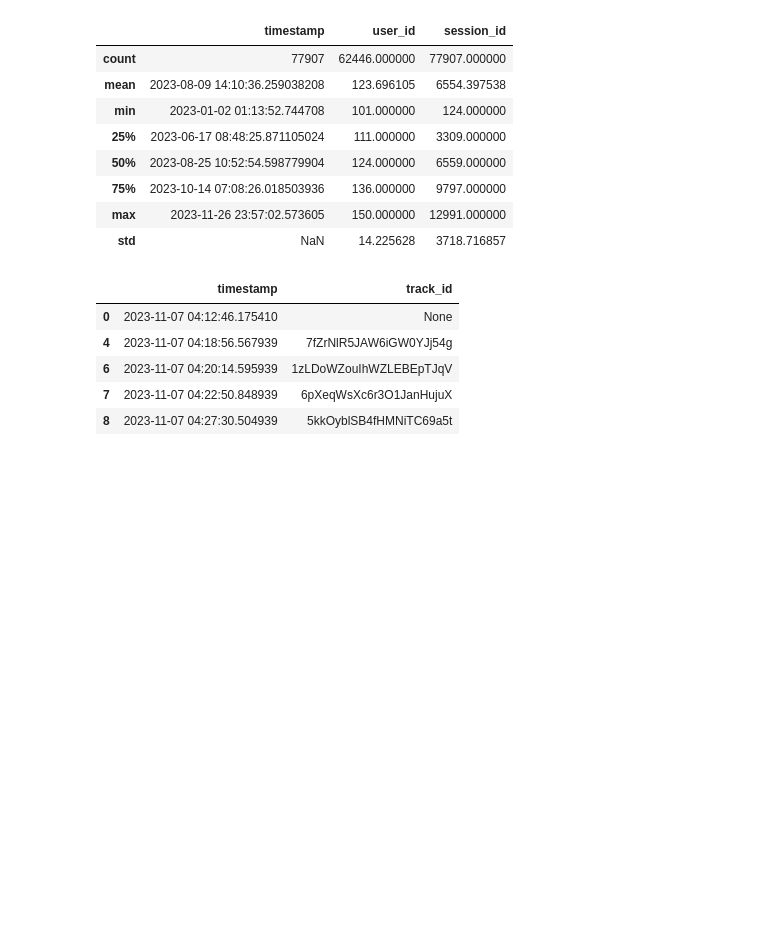
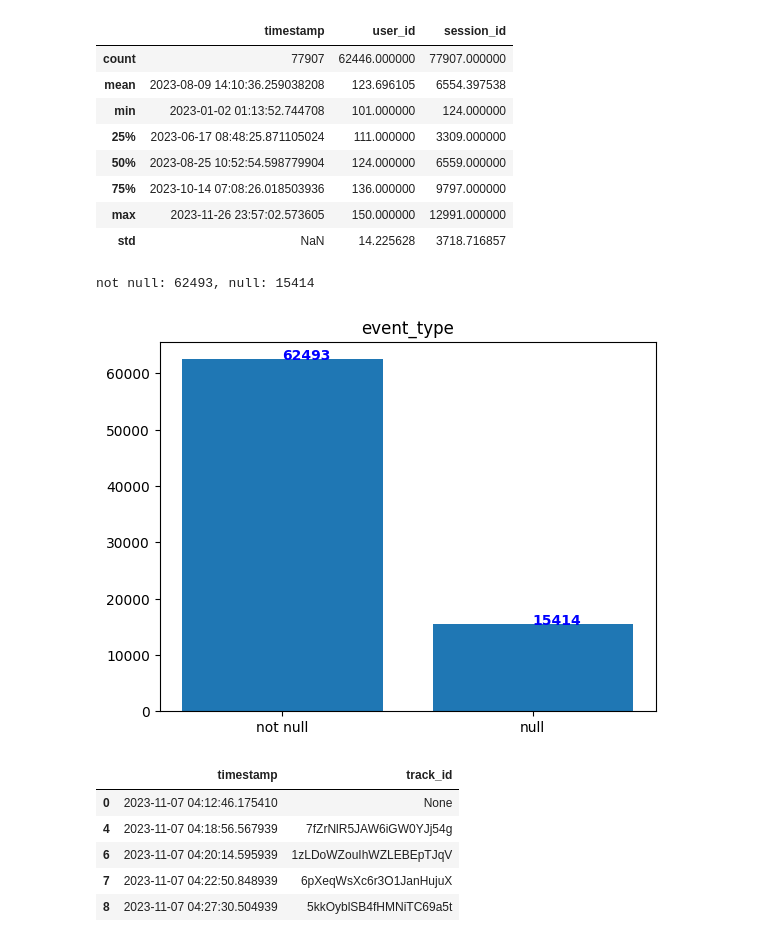
Before and after one commit to wz7475/streaming-service-sales, a Jupyter notebook: data_v1_analysis/sessions.ipynb, the cells around one changed output. Saved outputs shown, nothing was run; the diff lists cells and outputs as text; code cells hidden in the pictures; blank space fills up the shorter version.

Commit message:
feat: analyze null in event type

```diff
--- a/data_v1_analysis/sessions.ipynb
+++ b/data_v1_analysis/sessions.ipynb
@@ -51,6 +51,11 @@ def plot_hist(df, col):
         plt.text(i, v, str(v), color="blue", fontweight="bold")
     plt.title(col)
     plt.show()
+# %%
+plot_hist(df, "event_type")
+# %% [output]
+not null: 62493, null: 15414
+[figure, added]
 # %%
 df_play = df[df["event_type"]=="play"]
 df_play = df_play[["timestamp", "track_id"]]
```
Also changed, not shown: parts of 1 cell of this notebook.
